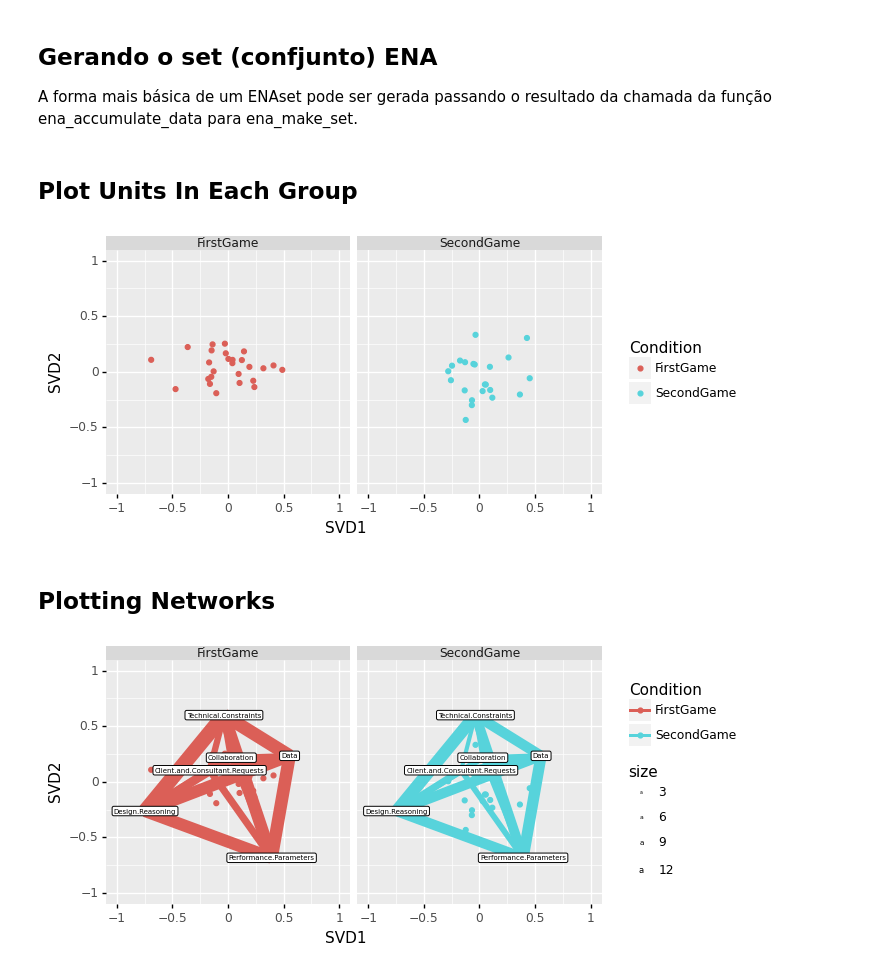
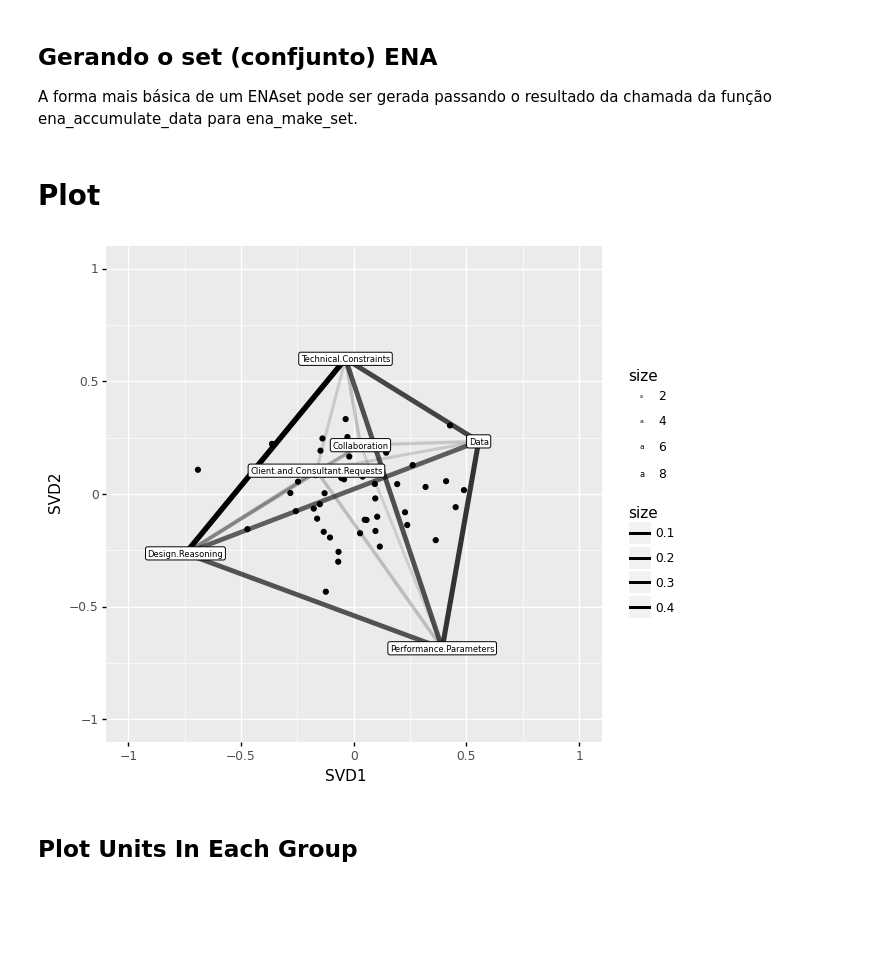
Before and after one commit to EducationalSciences693/ENAPY, a Jupyter notebook: examples/ena.ipynb, the cells around one changed output. Cells and saved outputs as stored; diff of their text form; code cells hidden in the pictures; blank space fills up the shorter version.

```diff
--- a/examples/ena.ipynb
+++ b/examples/ena.ipynb
@@ -61,60 +56,12 @@ A forma mais básica de um ENAset pode ser gerada passando o resultado da chamad
 enaset = rENA.ena_make_set(
   enadata=accum
 )
+# %% [markdown]
+# Plot
+# %%
+plot = ena_plot(enaset)
+print(plot)
+# %% [output]
+[figure, added]
 # %% [markdown]
 ## Plot Units In Each Group
-# %%
-points = enaset.rx2('points')
-
-# df_points1 = points.loc[points['Condition'] == "FirstGame"]
-# df_points2 = points.loc[points['Condition'] == "SecondGame"]
-# ### Subset rotated points for the first condition
-# first_game_points = df_points1.drop(columns=['ENA_UNIT','Condition','UserName', 'CONFIDENCE.Change', 'CONFIDENCE.Pre', 'CONFIDENCE.Post', "C.Change"])
-# ### Subset rotated points for the second condition
-# second_game_points = df_points2.drop(columns=['ENA_UNIT','Condition','UserName',  'CONFIDENCE.Change', 'CONFIDENCE.Pre', 'CONFIDENCE.Post', "C.Change"])
-
-plot = ggplot(data=points)
-plot += geom_point(mapping=aes(x="SVD1", y="SVD2", color="Condition"))
-plot += coord_fixed(ratio=1, xlim=(-1, 1), ylim=(-1, 1))
-plot += facet_wrap("Condition")
-print(plot)
-# %% [output]
-[figure, removed]
-# %% [markdown]
-## Plotting Networks
-# %%
-counts = enaset.rx2("connection.counts")
-grouped_points = counts.groupby("Condition").mean()
-nodes = enaset.rx2("rotation").rx2("nodes")
-for _, node1 in nodes.iterrows():
-    for _, node2 in nodes.iterrows():
-        connection = f"{node1.code} & {node2.code}"
-        if connection in grouped_points.columns:
-            xs = []
-            ys = []
-            conditions = []
-            sizes = []
-            xs.append(node1.SVD1)
-            xs.append(node2.SVD1)
-            ys.append(node1.SVD2)
-            ys.append(node2.SVD2)
-            sizes.append(grouped_points[connection].values[0])
-            sizes.append(grouped_points[connection].values[0])
-            conditions.append(grouped_points.index[0])
-            conditions.append(grouped_points.index[0])
-            xs.append(node1.SVD1)
-            xs.append(node2.SVD1)
-            ys.append(node1.SVD2)
-            ys.append(node2.SVD2)
-            sizes.append(grouped_points[connection].values[1])
-            sizes.append(grouped_points[connection].values[1])
-            conditions.append(grouped_points.index[1])
-            conditions.append(grouped_points.index[1])
-            edges = DataFrame({"SVD1": xs, "SVD2": ys, "Condition": conditions, "size": sizes})
-            plot += geom_line(data=edges, mapping=aes(x="SVD1/3", y="SVD2/3", size="size", color="Condition"))
-
-plot += geom_point(data=nodes, mapping=aes(x="SVD1/3", y="SVD2/3"))
-plot += geom_label(data=nodes, mapping=aes(x="SVD1/3", y="SVD2/3", label="code", size=8))
-print(plot)
-# %% [output]
-[figure, removed]
```
Also changed, not shown: parts of 18 cells of this notebook, 2 other files.
